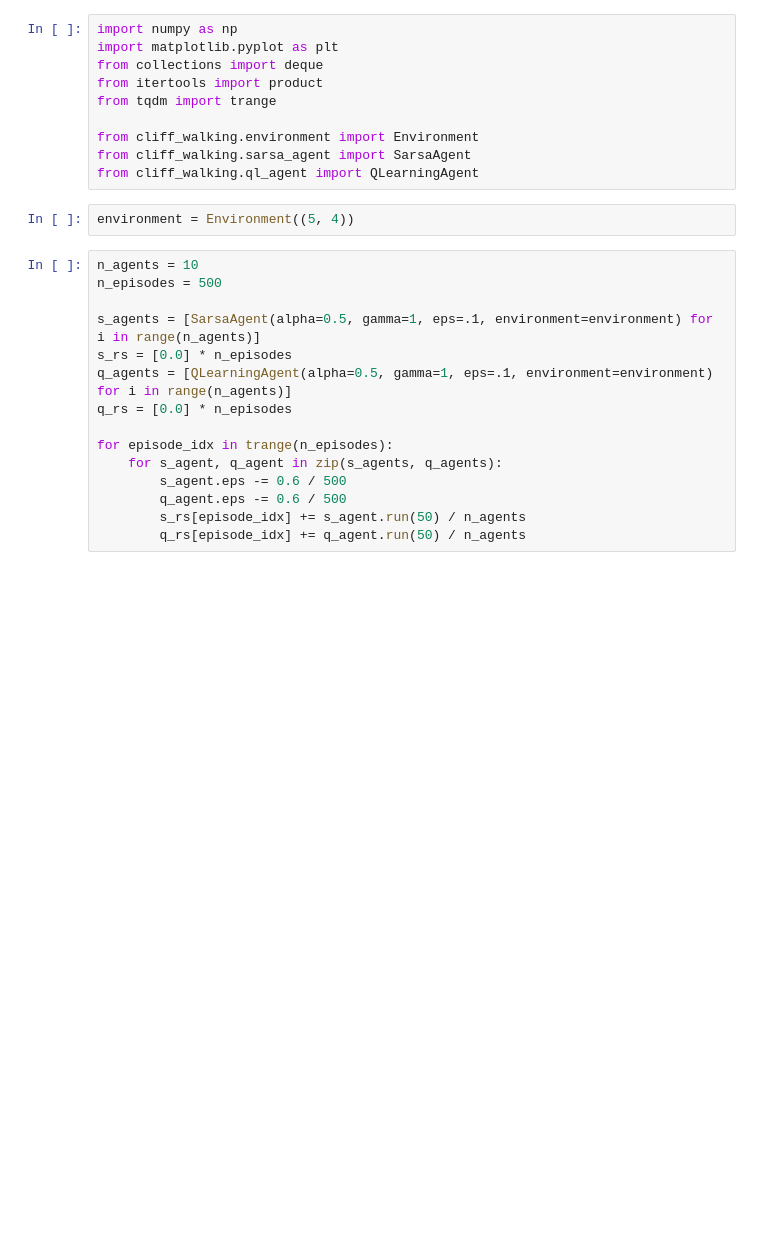
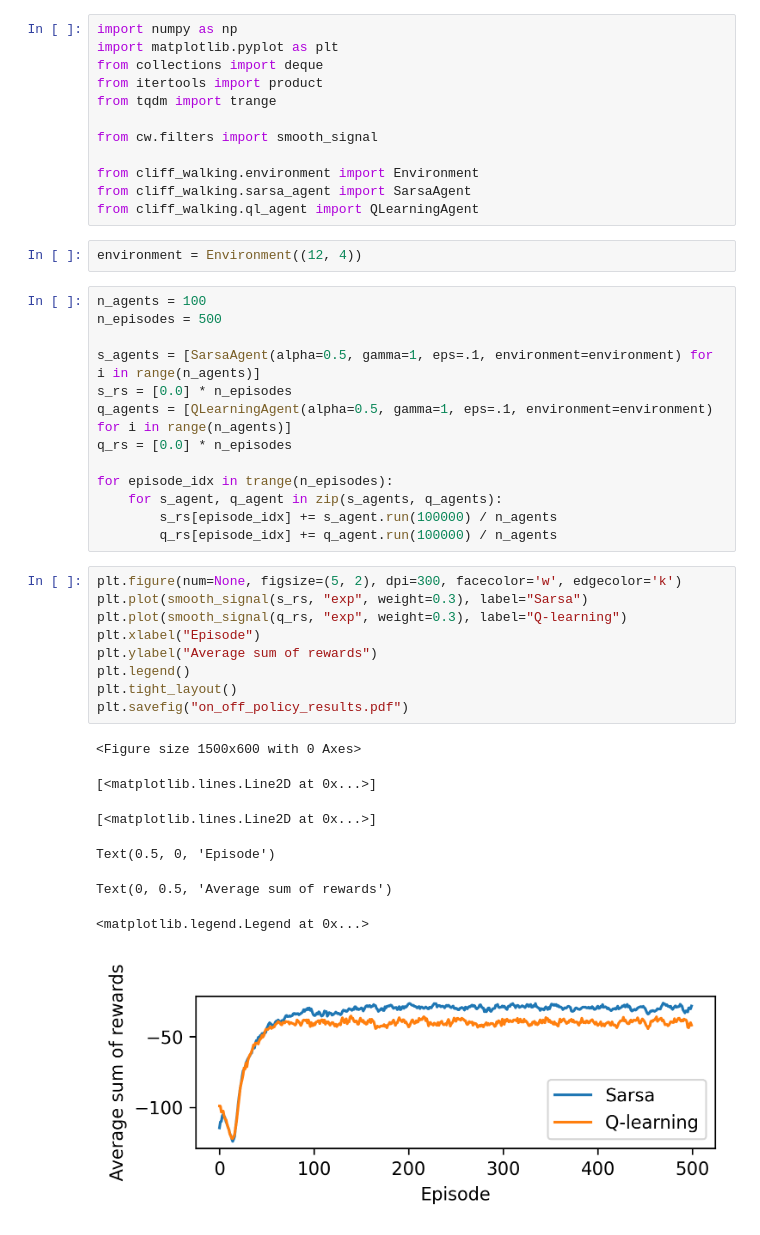
Before and after one commit to aarondewindt/thesis, a Jupyter notebook: code/cliff_walking/Untitled.ipynb, the cells around one changed output. Saved outputs shown, nothing was run; the diff lists cells and outputs as text; blank space fills up the shorter version.

```diff
--- a/code/cliff_walking/Untitled.ipynb
+++ b/code/cliff_walking/Untitled.ipynb
@@ -5,13 +5,15 @@ from collections import deque
 from itertools import product
 from tqdm import trange
 
+from cw.filters import smooth_signal
+
 from cliff_walking.environment import Environment
 from cliff_walking.sarsa_agent import SarsaAgent
 from cliff_walking.ql_agent import QLearningAgent
 # %%
-environment = Environment((5, 4))
+environment = Environment((12, 4))
 # %%
-n_agents = 10
+n_agents = 100
 n_episodes = 500
 
 s_agents = [SarsaAgent(alpha=0.5, gamma=1, eps=.1, environment=environment) for i in range(n_agents)]
@@ -21,7 +23,22 @@ q_rs = [0.0] * n_episodes
 
 for episode_idx in trange(n_episodes):
     for s_agent, q_agent in zip(s_agents, q_agents):
-        s_agent.eps -= 0.6 / 500
-        q_agent.eps -= 0.6 / 500
-        s_rs[episode_idx] += s_agent.run(50) / n_agents
-        q_rs[episode_idx] += q_agent.run(50) / n_agents
+        s_rs[episode_idx] += s_agent.run(100000) / n_agents
+        q_rs[episode_idx] += q_agent.run(100000) / n_agents
+# %%
+plt.figure(num=None, figsize=(5, 2), dpi=300, facecolor='w', edgecolor='k')
+plt.plot(smooth_signal(s_rs, "exp", weight=0.3), label="Sarsa")
+plt.plot(smooth_signal(q_rs, "exp", weight=0.3), label="Q-learning")
+plt.xlabel("Episode")
+plt.ylabel("Average sum of rewards")
+plt.legend()
+plt.tight_layout()
+plt.savefig("on_off_policy_results.pdf")
+# %% [output]
+<Figure size 1500x600 with 0 Axes>
+[<matplotlib.lines.Line2D at 0x...>]
+[<matplotlib.lines.Line2D at 0x...>]
+Text(0.5, 0, 'Episode')
+Text(0, 0.5, 'Average sum of rewards')
+<matplotlib.legend.Legend at 0x...>
+[figure, added]
```
Also changed, not shown: parts of 7 cells of this notebook, 16 other files.
